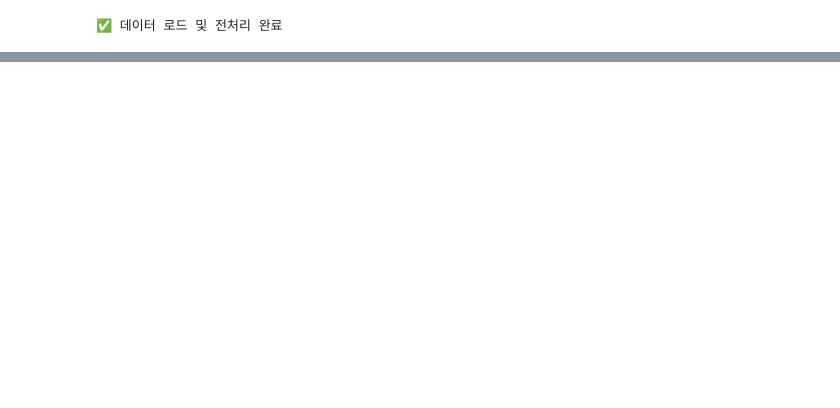
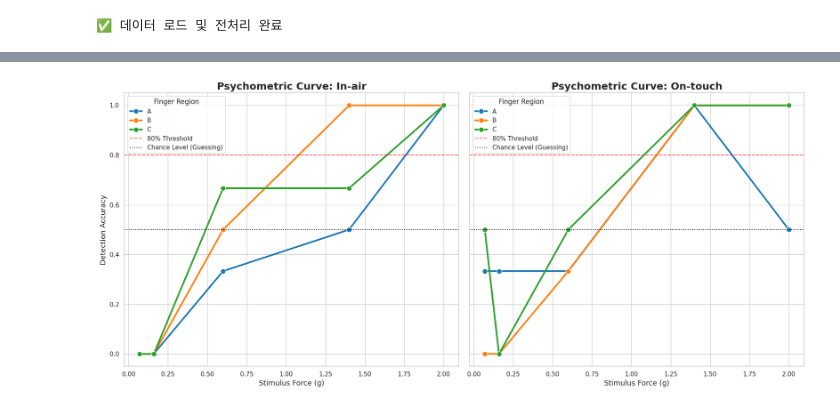
Before and after one commit to kyungeunvoyage/NailFoldExp, a Jupyter notebook: AbsoluteThreshold.ipynb, the cells around one changed output, grey strips where cells are left out. Cells and saved outputs as stored; diff of their text form; code cells hidden in the pictures; blank space fills up the shorter version.

```diff
--- a/AbsoluteThreshold.ipynb
+++ b/AbsoluteThreshold.ipynb
@@ -73,0 +91,39 @@ plt.show()
+# %%
+# 그래프 생성: In-air와 On-touch를 비교하기 위해 서브플롯 2개 생성
+fig, axes = plt.subplots(1, 2, figsize=(18, 8), sharey=True)
+
+conditions = ['In-air', 'On-touch']
+colors = {"A": "#1f77b4", "B": "#ff7f0e", "C": "#2ca02c"} # 구역별 고정 색상
+
+for i, cond in enumerate(conditions):
+    cond_data = region_acc[region_acc['Condition'] == cond]
+
+    # 각 구역(Area A, B, C)을 별도의 선으로 그림
+    sns.lineplot(
+        ax=axes[i],
+        data=cond_data,
+        x='Force_Val',
+        y='IsCorrect',
+        hue='Area',
+        hue_order=['A', 'B', 'C'],
+        palette=colors,
+        marker='o',
+        linewidth=3,
+        markersize=9
+    )
+
+    # 가이드라인 추가
+    axes[i].axhline(0.8, color='red', linestyle='--', alpha=0.6, label='80% Threshold')
+    axes[i].axhline(0.5, color='black', linestyle=':', alpha=0.8, label='Chance Level (Guessing)')
+
+    # 제목 및 라벨 설정
+    axes[i].set_title(f'Psychometric Curve: {cond}', fontsize=18, fontweight='bold')
+    axes[i].set_xlabel('Stimulus Force (g)', fontsize=13)
+    axes[i].set_ylabel('Detection Accuracy', fontsize=13)
+    axes[i].set_ylim(-0.05, 1.05)
+    axes[i].legend(title="Finger Region", fontsize=11)
+
+plt.tight_layout()
+plt.show()
+# %% [output]
+[figure, added]
```
Also changed, not shown: parts of 6 cells of this notebook.
